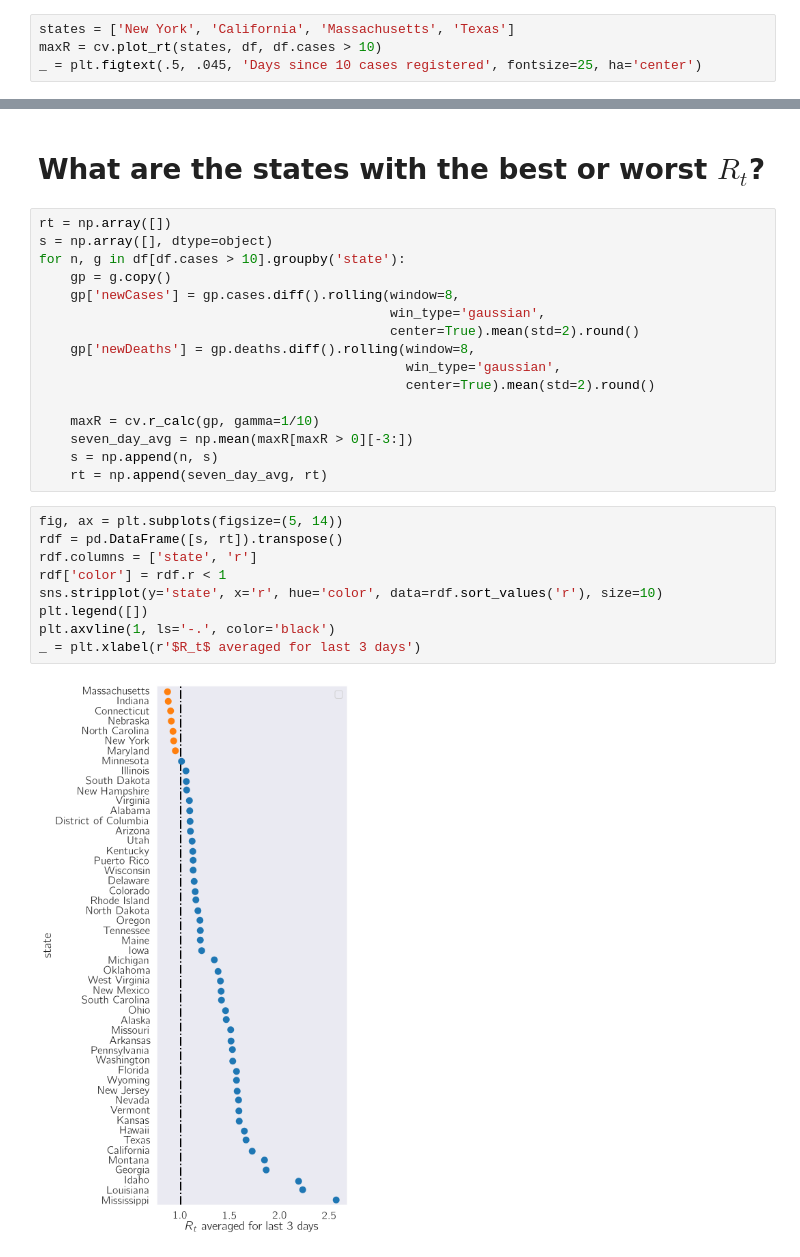
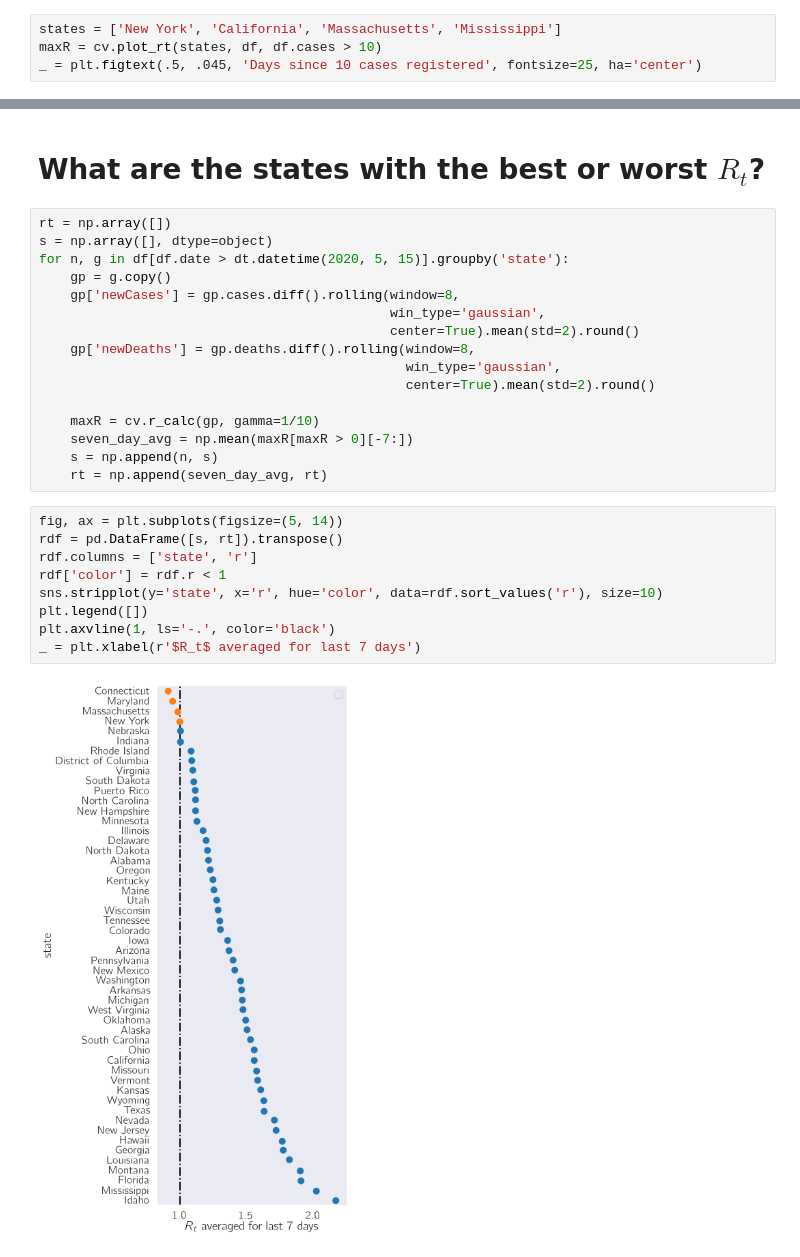
Before and after one commit to dangeles/dangeles.github.io, a Jupyter notebook: jupyter/covid19_rolling.ipynb, the cells around one changed output, grey strips where cells are left out. Saved outputs shown, nothing was run; the diff lists cells and outputs as text.

```diff
--- a/jupyter/covid19_rolling.ipynb
+++ b/jupyter/covid19_rolling.ipynb
@@ -309,7 +309,7 @@ I performed this analysis using the reported cases, but I also performed a secon
 
 Here are the curves for four states:
 # %%
-states = ['New York', 'California', 'Massachusetts', 'Texas']
+states = ['New York', 'California', 'Massachusetts', 'Mississippi']
 maxR = cv.plot_rt(states, df, df.cases > 10)
 _ = plt.figtext(.5, .045, 'Days since 10 cases registered', fontsize=25, ha='center')
 # %% [output]
@@ -319,7 +319,7 @@ _ = plt.figtext(.5, .045, 'Days since 10 cases registered', fontsize=25, ha='cen
 # %%
 rt = np.array([])
 s = np.array([], dtype=object)
-for n, g in df[df.cases > 10].groupby('state'):
+for n, g in df[df.date > dt.datetime(2020, 5, 15)].groupby('state'):
     gp = g.copy()
     gp['newCases'] = gp.cases.diff().rolling(window=8,
                                              win_type='gaussian',
@@ -329,17 +329,17 @@ for n, g in df[df.cases > 10].groupby('state'):
                                                center=True).mean(std=2).round()
 
     maxR = cv.r_calc(gp, gamma=1/10)
-    seven_day_avg = np.mean(maxR[maxR > 0][-3:])
+    seven_day_avg = np.mean(maxR[maxR > 0][-7:])
     s = np.append(n, s)
     rt = np.append(seven_day_avg, rt)
 # %%
 fig, ax = plt.subplots(figsize=(5, 14))
 rdf = pd.DataFrame([s, rt]).transpose()
 rdf.columns = ['state', 'r']
 rdf['color'] = rdf.r < 1
 sns.stripplot(y='state', x='r', hue='color', data=rdf.sort_values('r'), size=10)
 plt.legend([])
 plt.axvline(1, ls='-.', color='black')
-_ = plt.xlabel(r'$R_t$ averaged for last 3 days')
+_ = plt.xlabel(r'$R_t$ averaged for last 7 days')
 # %% [output]
-[figure, old version]
+[figure, new version]
```
Also changed, not shown: parts of 15 cells of this notebook, 3 other files.
